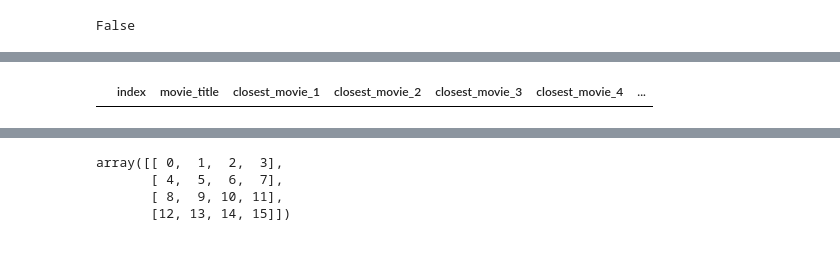
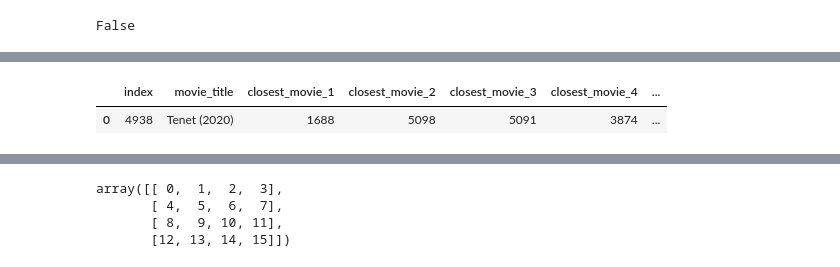
Before and after one commit to alibekU/movies_recommendations, a Jupyter notebook: analysis.ipynb, the cells around one changed output, grey strips where cells are left out. Drawn from its saved outputs; the diff is of its cells as text; code cells hidden in the pictures.

```diff
--- a/analysis.ipynb
+++ b/analysis.ipynb
@@ -357,7 +456,7 @@ engine.dispose()
 # %%
 # Extract saved recommendations
 # %%
-database_filepath = 'movie_recommendations_v4.db'
+database_filepath = 'recommendation_database/movie_recs_5000_multiply_genres_15.db'
 engine = create_engine('sqlite:///'+ database_filepath)
 df = pd.read_sql_table('Closest_movies', engine)
 engine.dispose()
@@ -373,6 +472,7 @@ df.head()
 # %%
-movie = df[df['movie_title'] == "Harry Potter and the Deathly Hallows: Part 2 (2011)"].reset_index()
+movie = df[df['movie_title'] == "Tenet (2020)"].reset_index()
 movie
 # %% [output]
 |  | index | movie_title | closest_movie_1 | closest_movie_2 | closest_movie_3 | closest_movie_4 | ... |
+| 0 | 4938 | Tenet (2020) | 1688 | 5098 | 5091 | 3874 | ... |
 # %%
```
Also changed, not shown: parts of 45 cells of this notebook, 13 other files.
